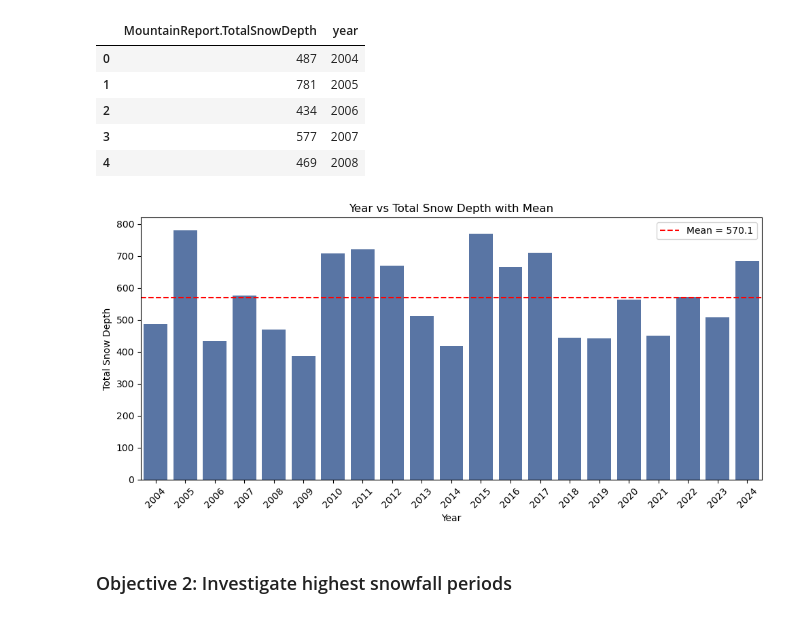
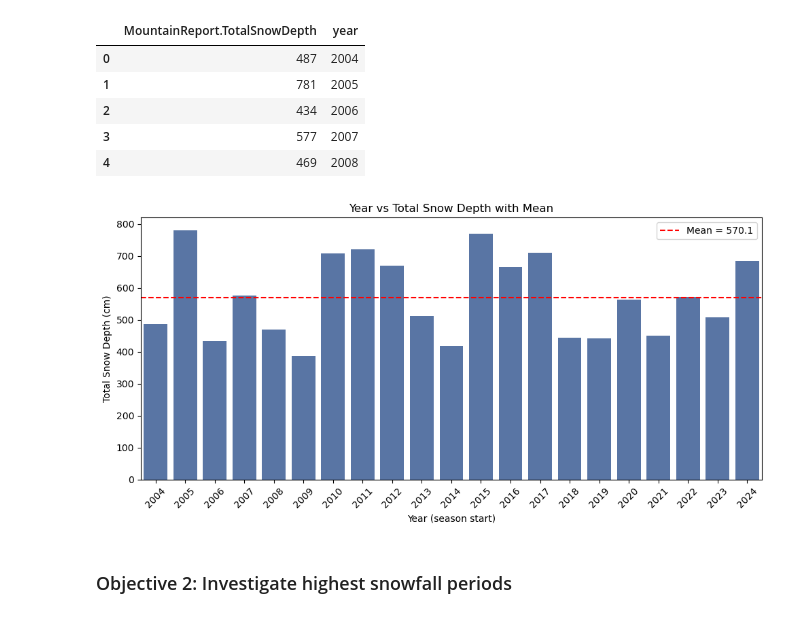
Before and after one commit to hamish-smeele/Portfolio, a Jupyter notebook: Red_Snowfall.ipynb, the cells around one changed output. Cells and saved outputs as stored; diff of their text form; code cells hidden in the pictures.

```diff
--- a/Red_Snowfall.ipynb
+++ b/Red_Snowfall.ipynb
@@ -104,24 +104,24 @@ df_totals.head()
 # %%
 df_totals = df_totals[["year", "MountainReport.TotalSnowDepth"]].dropna()
 mean_depth = df_totals["MountainReport.TotalSnowDepth"].mean()
 
 plt.figure(figsize=(10, 5))
 ax = sns.barplot(
     data=df_totals,
     x="year",
     y="MountainReport.TotalSnowDepth",
     color="#4c72b0",
 )
 ax.axhline(mean_depth, color="red", linestyle="--", linewidth=1.5, label=f"Mean = {mean_depth:.1f}")
-plt.xlabel("Year")
-plt.ylabel("Total Snow Depth")
+plt.xlabel("Year (season start)")
+plt.ylabel("Total Snow Depth (cm)")
 plt.title("Year vs Total Snow Depth with Mean")
 plt.xticks(rotation=45)
 plt.legend()
 plt.tight_layout()
 plt.show()
 # %% [output]
-[figure, old version]
+[figure, new version]
 # %% [markdown]
 ### Objective 2: Investigate highest snowfall periods
 # %%
```
Also changed, not shown: parts of 2 cells of this notebook.
